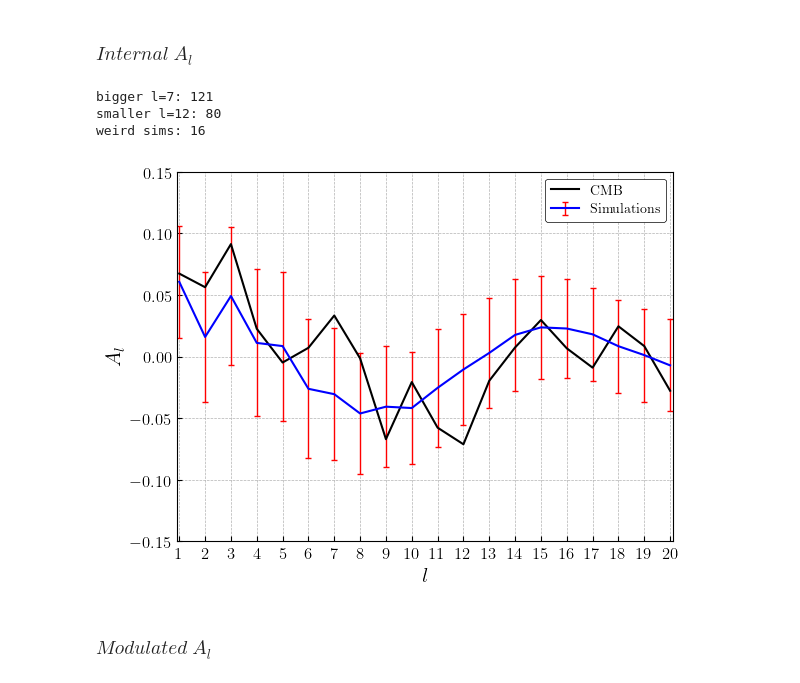
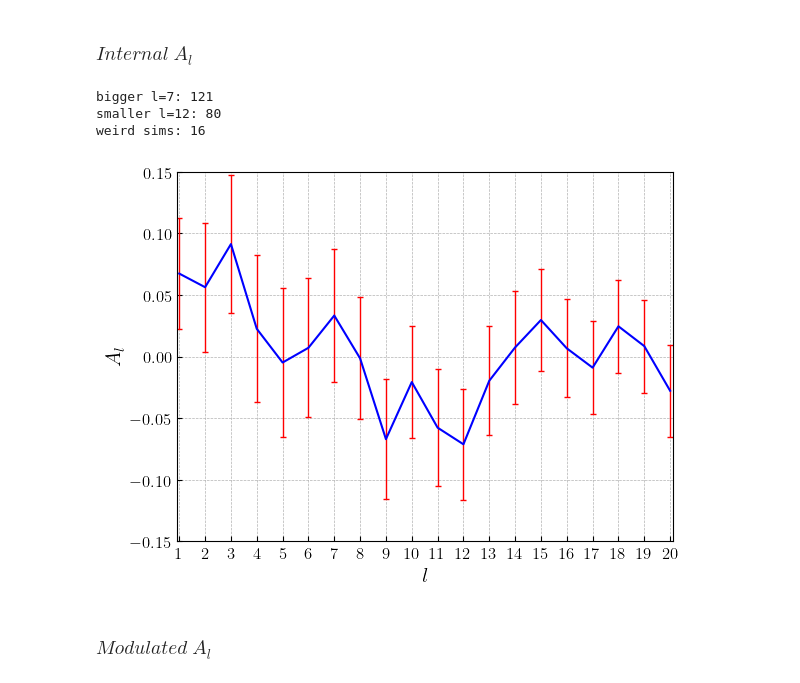
Before and after one commit to jamshidi3d/cmb_anomaly_detection, a Jupyter notebook: plotting.ipynb, the cells around one changed output. Cells and saved outputs as stored; diff of their text form; code cells hidden in the pictures.

```diff
--- a/plotting.ipynb
+++ b/plotting.ipynb
@@ -151,41 +151,42 @@ with plt.style.context('bmh'):
             if condition1 and condition2:
                 n_weird_sim += 1
         sims_a_l = np.array(sims_a_l)
-        ax.errorbar(l_range[1:], np.mean(sims_a_l, axis=0)[1:], np.std(sims_a_l, axis=0)[1:],
-                    color='blue', linewidth=1.5, linestyle='-', label = r'Simulations',
+        #np.mean(sims_a_l, axis=0)[1:]
+        ax.errorbar(l_range[1:], cmb_a_l[1:], np.std(sims_a_l, axis=0)[1:],
+                    color='blue', linewidth=1.5, linestyle='-', label = r'CMB',
                     ecolor='red', elinewidth=1, capsize = 2)
         # CMB
-        ax.plot(l_range[1:], cmb_a_l[1:], color='k', linewidth=1.5, label = r'CMB')
+        # ax.plot(l_range[1:], cmb_a_l[1:], color='k', linewidth=1.5, label = r'CMB')
         # Legends
-        ax.legend(loc=1)
+        # ax.legend(loc=1)
     # Labels
     ax.set_xlabel(r'$l$', size=15)
     ax.set_ylabel(r'$A_l$', size=15)
     # ax.set_title(r'\boldmath{$A_l$} \textbf{vs.} \boldmath{$l$} for $\sigma_{stripe}(T)$', y = 1.04)
     ax.set_facecolor('white')
     # Limits
     ax.set_xlim(xmin = 1 - 0.1, xmax = l_range[-1] + 0.1)
     ax.set_ylim(ymin = - 0.15, ymax = 0.15)
     ax.set_xticks(l_range[1:])
     # Axis colors
     for spine in ax.spines.keys(): ax.spines[spine].set_color('k')
     # Save fig
     fpath = './output/plots/inpainted/stripe/a_l_{}_stripe_std_{}mac'.format(
         plt_mode,
         str(int(kwargs['dir_cap_size']))
         )
     fig.savefig(f'{fpath}.pdf', facecolor=(1,1,1,0), dpi=300, transparent=True)
     fig.savefig(f'{fpath}.png', facecolor=(1,1,1,0), dpi=300, transparent=True)
 
 print(f"bigger l=7: {n_seven}")
 print(f"smaller l=12: {n_twelve}")
 print(f"weird sims: {n_weird_sim}")
 plt.show()
 # %% [output]
 bigger l=7: 121
 smaller l=12: 80
 weird sims: 16
-[figure, old version]
+[figure, new version]
 # %% [markdown]
 ### $Modulated$  $A_l$
 # %%
```
Also changed, not shown: parts of 1 cell of this notebook, 1 other file.
